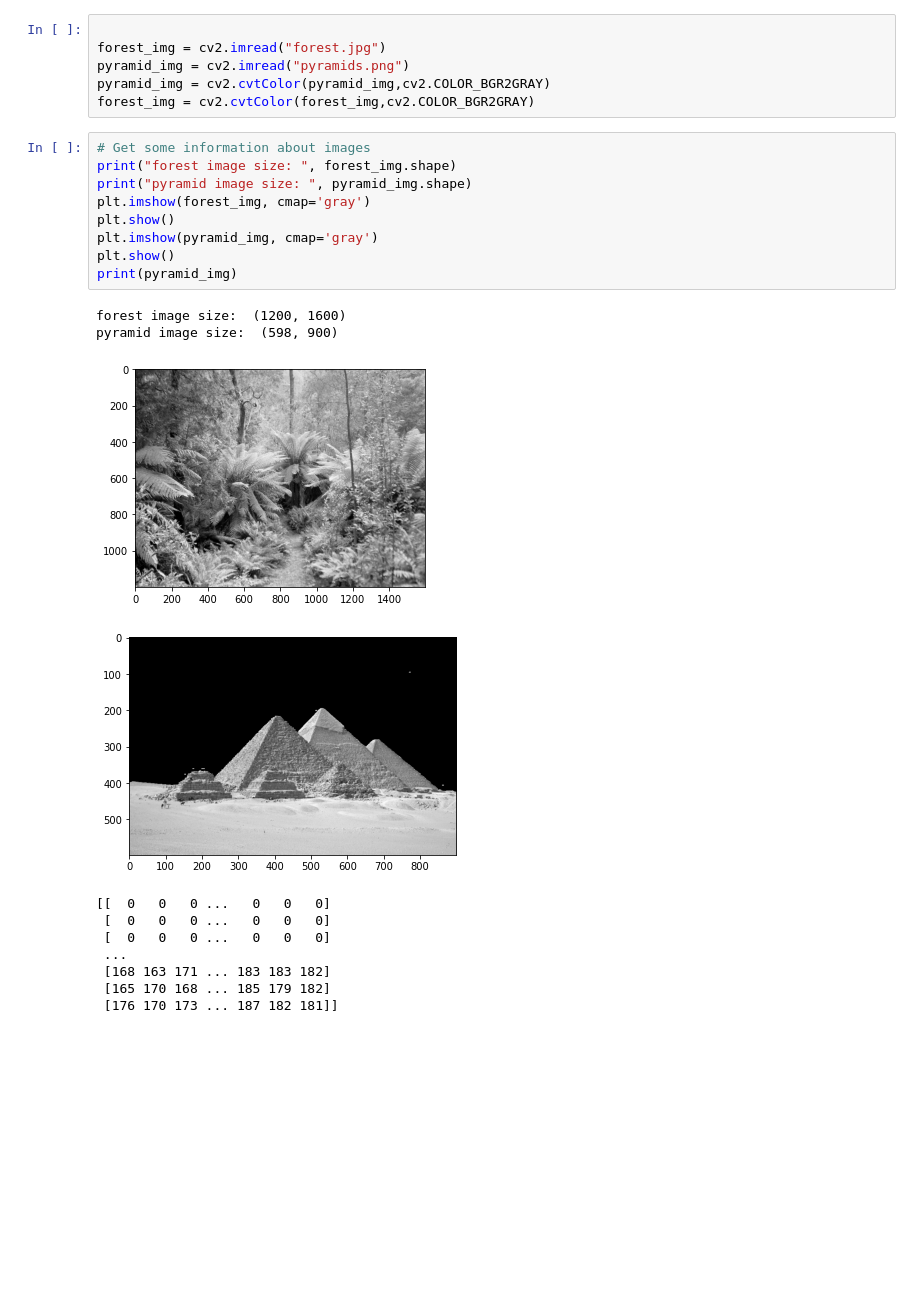
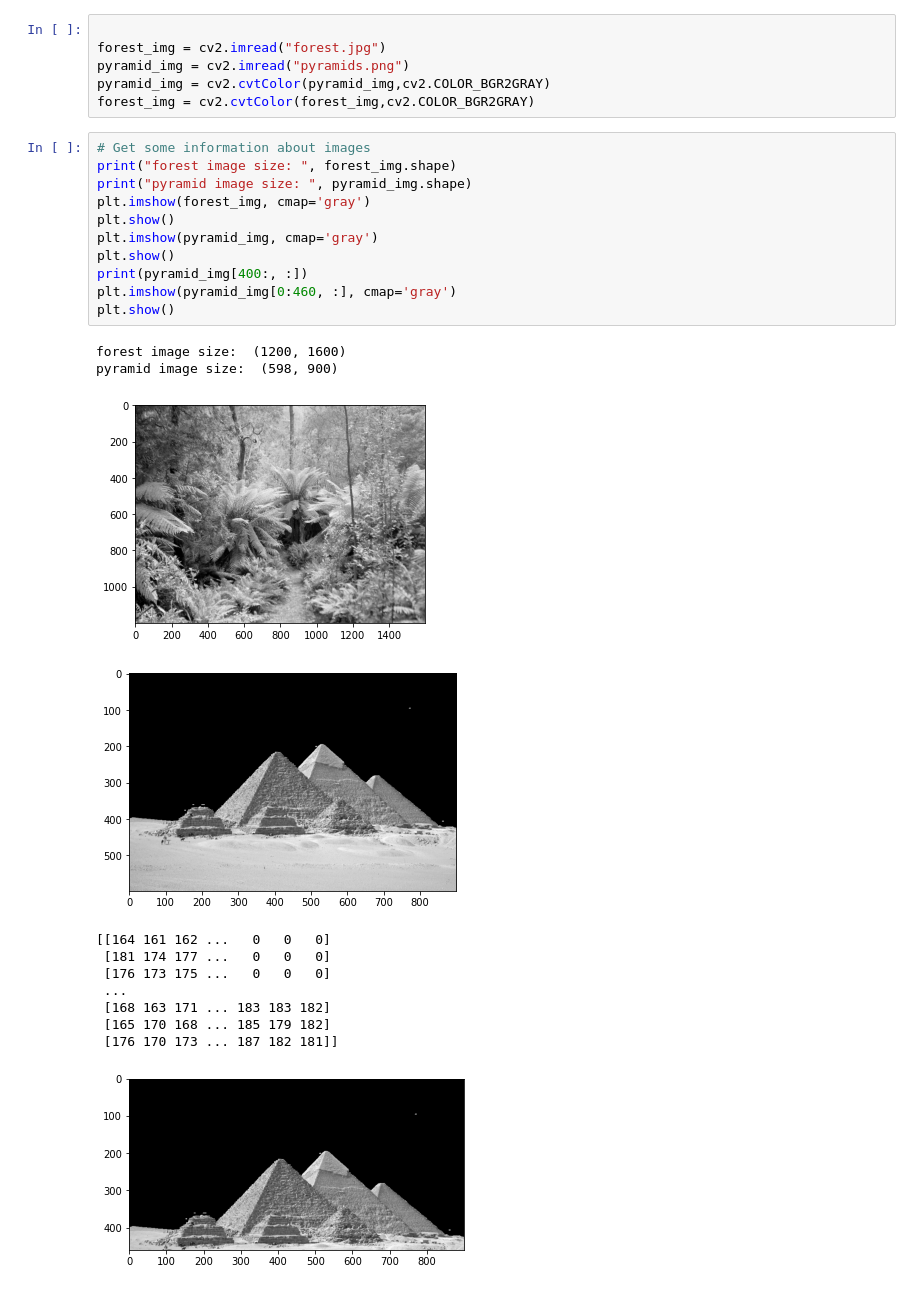
Before and after one commit to chuanqichen/AI_is_Math, a Jupyter notebook: c_01_intro_to_CV_and_Python/ex1/ex1_3_opencv.ipynb, the cells around one changed output. Cells and saved outputs as stored; diff of their text form; blank space fills up the shorter version.

```diff
--- a/c_01_intro_to_CV_and_Python/ex1/ex1_3_opencv.ipynb
+++ b/c_01_intro_to_CV_and_Python/ex1/ex1_3_opencv.ipynb
@@ -21,24 +21,27 @@ forest_img = cv2.cvtColor(forest_img,cv2.COLOR_BGR2GRAY)
 # %%
 # Get some information about images
 print("forest image size: ", forest_img.shape)
 print("pyramid image size: ", pyramid_img.shape)
 plt.imshow(forest_img, cmap='gray')
 plt.show()
 plt.imshow(pyramid_img, cmap='gray')
 plt.show()
-print(pyramid_img)
+print(pyramid_img[400:, :])
+plt.imshow(pyramid_img[0:460, :], cmap='gray')
+plt.show()
 # %% [output]
 forest image size:  (1200, 1600)
 pyramid image size:  (598, 900)
 [figure]
 [figure]
-[[  0   0   0 ...   0   0   0]
- [  0   0   0 ...   0   0   0]
- [  0   0   0 ...   0   0   0]
+[[164 161 162 ...   0   0   0]
+ [181 174 177 ...   0   0   0]
+ [176 173 175 ...   0   0   0]
  ...
  [168 163 171 ... 183 183 182]
  [165 170 168 ... 185 179 182]
  [176 170 173 ... 187 182 181]]
+[figure, added]
 # %%
 # TODO: your goal is to build the pyramids in the forest!
 #  Hints to think about:
```
Also changed, not shown: parts of 2 cells of this notebook, 1 other file.
